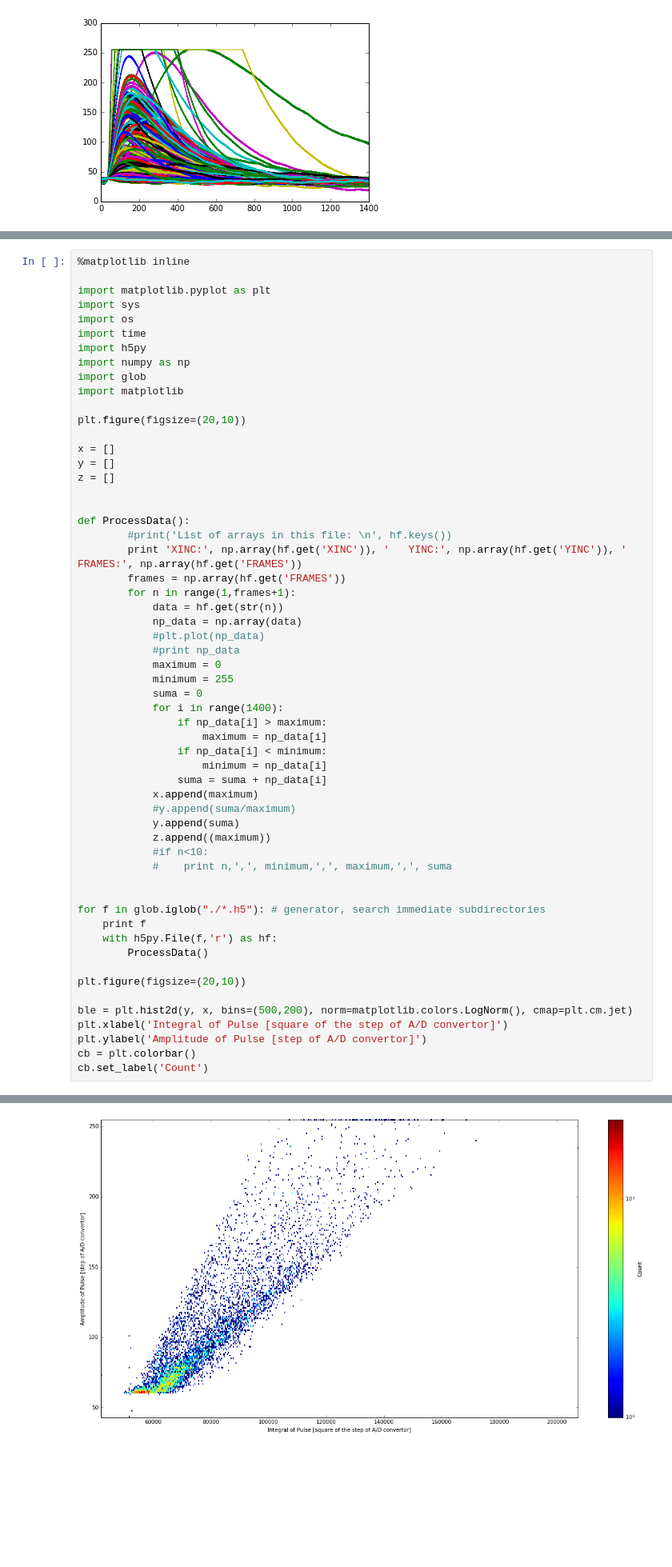
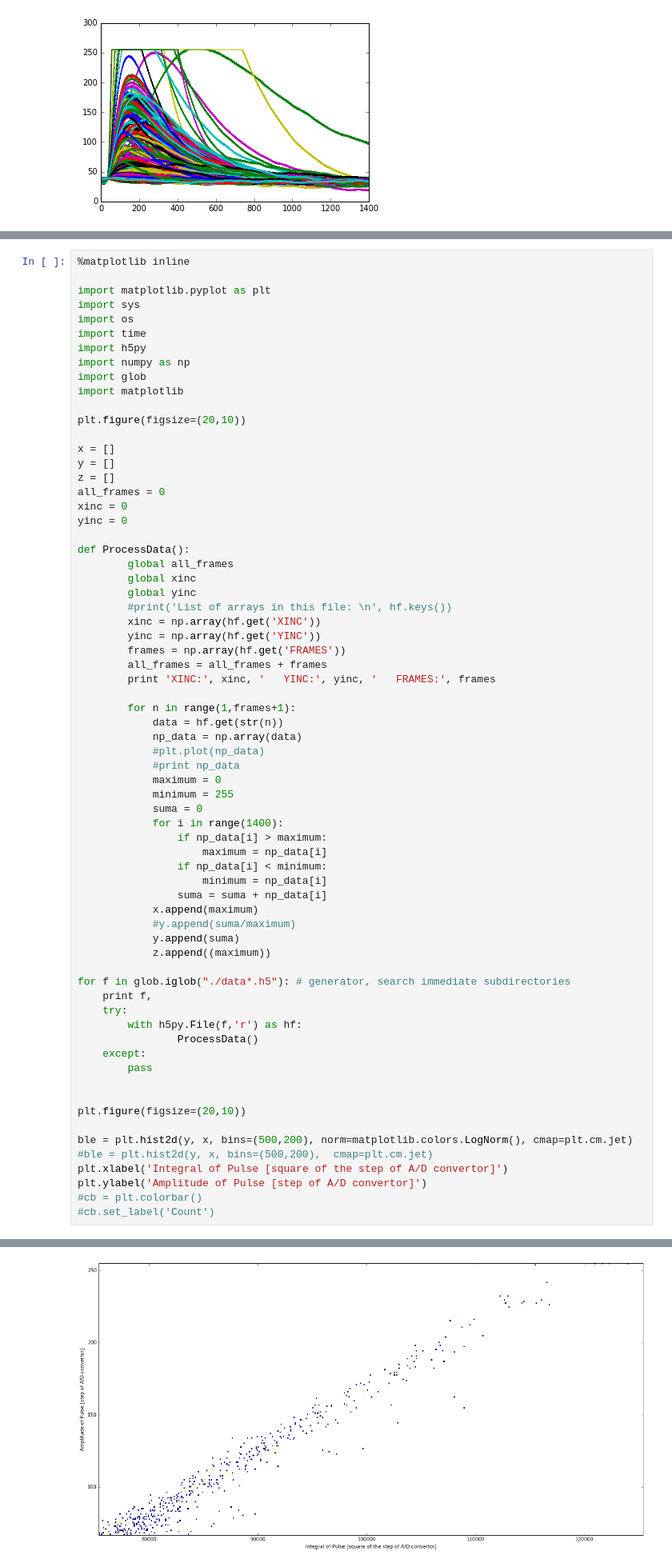
Before and after one commit to ODZ-UJF-AV-CR/osciloskop, a Jupyter notebook: osciloskop-hystogram.ipynb, the cells around one changed output, grey strips where cells are left out. Shown: that part at 80% size. Saved outputs shown, nothing was run; the diff lists cells and outputs as text; blank space fills up the shorter version.

```diff
--- a/osciloskop-hystogram.ipynb
+++ b/osciloskop-hystogram.ipynb
@@ -482,12 +483,21 @@ plt.figure(figsize=(20,10))
 x = []
 y = []
 z = []
-
+all_frames = 0
+xinc = 0
+yinc = 0
 
 def ProcessData():
+        global all_frames
+        global xinc
+        global yinc
         #print('List of arrays in this file: \n', hf.keys())
-        print 'XINC:', np.array(hf.get('XINC')), '   YINC:', np.array(hf.get('YINC')), '   FRAMES:', np.array(hf.get('FRAMES'))
+        xinc = np.array(hf.get('XINC'))
+        yinc = np.array(hf.get('YINC'))
         frames = np.array(hf.get('FRAMES'))
+        all_frames = all_frames + frames
+        print 'XINC:', xinc, '   YINC:', yinc, '   FRAMES:', frames
+
         for n in range(1,frames+1):
             data = hf.get(str(n))
             np_data = np.array(data)
@@ -506,20 +516,22 @@ def ProcessData():
             #y.append(suma/maximum)
             y.append(suma)
             z.append((maximum))
-            #if n<10:
-            #    print n,',', minimum,',', maximum,',', suma
 
+for f in glob.iglob("./data*.h5"): # generator, search immediate subdirectories
+    print f,
+    try:
+        with h5py.File(f,'r') as hf:
+                ProcessData()
+    except:
+        pass
 
-for f in glob.iglob("./*.h5"): # generator, search immediate subdirectories
-    print f
-    with h5py.File(f,'r') as hf:
-        ProcessData()
 
 plt.figure(figsize=(20,10))
 
 ble = plt.hist2d(y, x, bins=(500,200), norm=matplotlib.colors.LogNorm(), cmap=plt.cm.jet)
+#ble = plt.hist2d(y, x, bins=(500,200),  cmap=plt.cm.jet)
 plt.xlabel('Integral of Pulse [square of the step of A/D convertor]')
 plt.ylabel('Amplitude of Pulse [step of A/D convertor]')
-cb = plt.colorbar()
-cb.set_label('Count')
+#cb = plt.colorbar()
+#cb.set_label('Count')
 # %% [output]
@@ -544 +541 @@ XINC: 5e-08    YINC: 0.0002    FRAMES: 508
-[figure, old version]
+[figure, new version]
```
Also changed, not shown: parts of 2 cells of this notebook, 1 other file.
